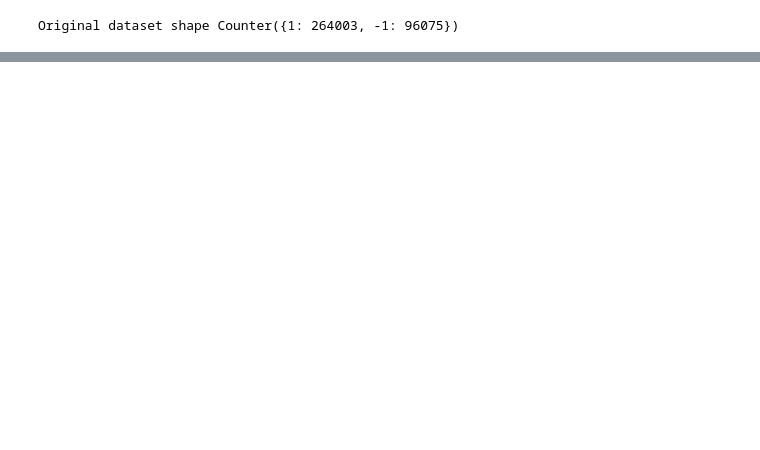
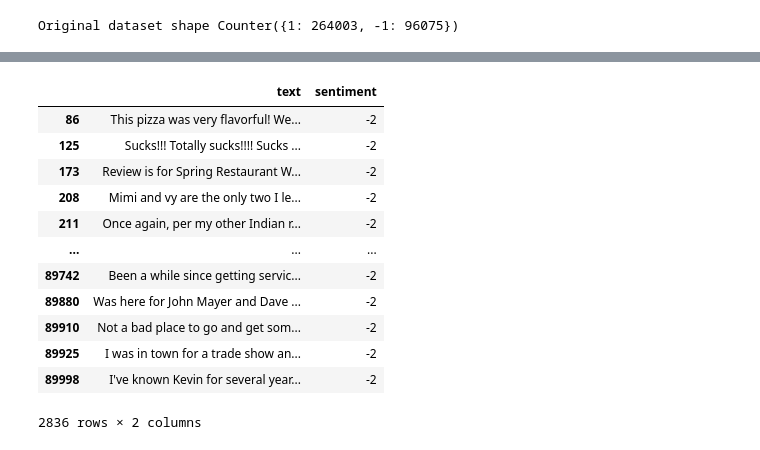
Before and after one commit to RubenBec/Capestone3, a Jupyter notebook: version2.ipynb, the cells around one changed output, grey strips where cells are left out. Saved outputs shown, nothing was run; the diff lists cells and outputs as text; code cells hidden in the pictures; blank space fills up the shorter version.

```diff
--- a/version2.ipynb
+++ b/version2.ipynb
@@ -243,0 +383,17 @@ KeyboardInterrupt:
+# %%
+pred_neg = X_test[X_test.sentiment== -2]
+pred_neg
+# %% [output]
+|  | text | sentiment |
+| 86 | This pizza was very flavorful! We... | -2 |
+| 125 | Sucks!!! Totally sucks!!!! Sucks ... | -2 |
+| 173 | Review is for Spring Restaurant W... | -2 |
+| 208 | Mimi and vy are the only two I le... | -2 |
+| 211 | Once again, per my other Indian r... | -2 |
+| ... | ... | ... |
+| 89742 | Been a while since getting servic... | -2 |
+| 89880 | Was here for John Mayer and Dave ... | -2 |
+| 89910 | Not a bad place to go and get som... | -2 |
+| 89925 | I was in town for a trade show an... | -2 |
+| 89998 | I've known Kevin for several year... | -2 |
+2836 rows × 2 columns
```
Also changed, not shown: parts of 37 cells of this notebook.
